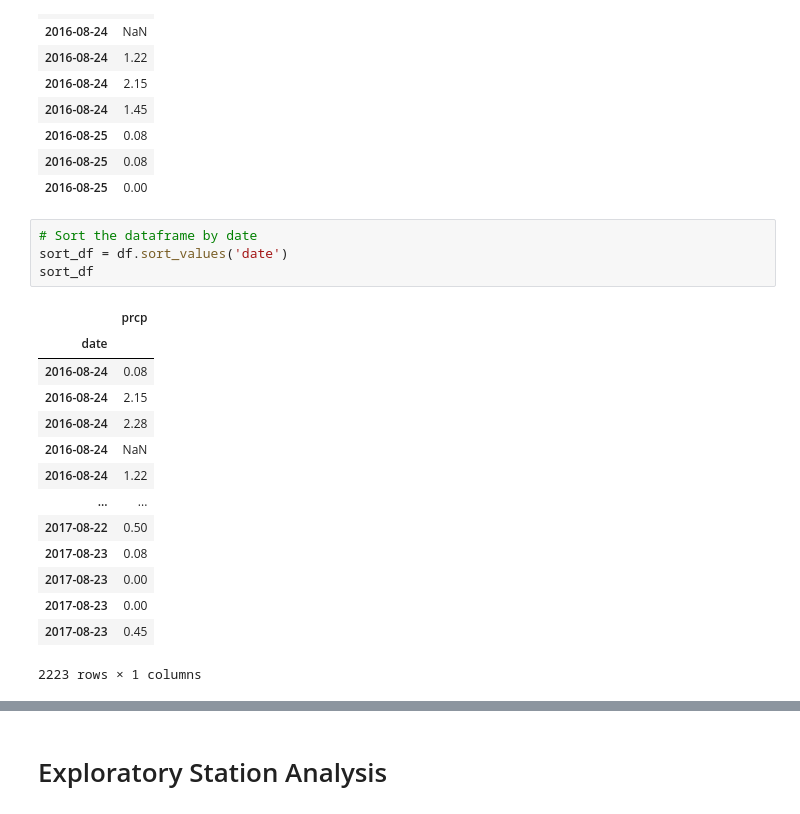
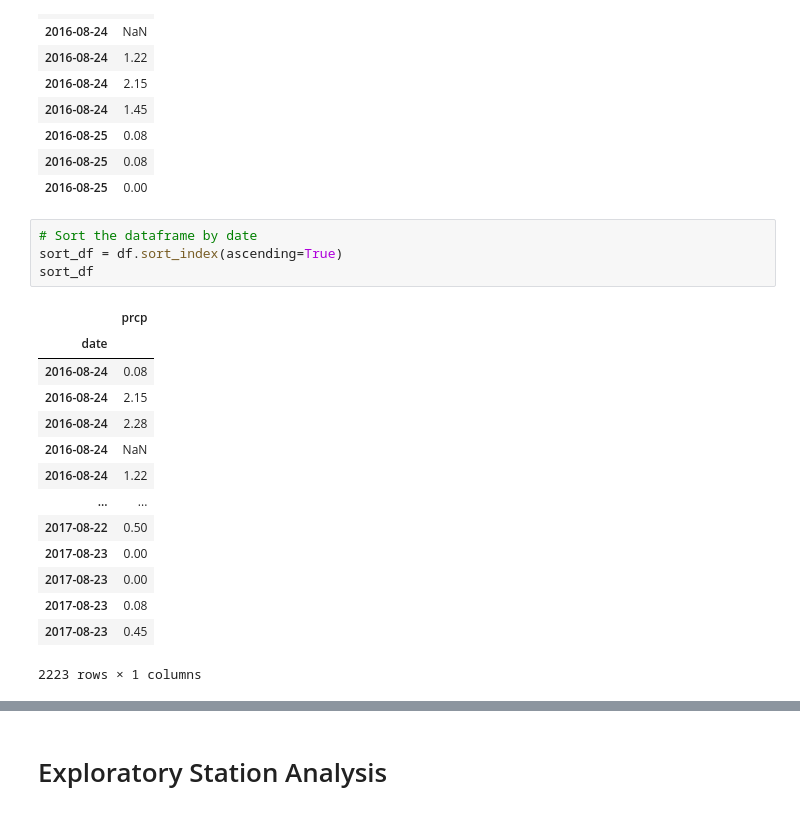
Before and after one commit to VijetaPuthran/SQLAlchemy-challenge, a Jupyter notebook: climate_starter.ipynb, the cells around one changed output, grey strips where cells are left out. Saved outputs shown, nothing was run; the diff lists cells and outputs as text.

```diff
--- a/climate_starter.ipynb
+++ b/climate_starter.ipynb
@@ -96,21 +96,21 @@ df.head(10)
 | 2016-08-25 | 0.00 |
 # %%
 # Sort the dataframe by date
-sort_df = df.sort_values('date')
+sort_df = df.sort_index(ascending=True)
 sort_df
 # %% [output]
 |  | prcp |
 | date |  |
 | 2016-08-24 | 0.08 |
 | 2016-08-24 | 2.15 |
 | 2016-08-24 | 2.28 |
 | 2016-08-24 | NaN |
 | 2016-08-24 | 1.22 |
 | ... | ... |
 | 2017-08-22 | 0.50 |
-| 2017-08-23 | 0.08 |
 | 2017-08-23 | 0.00 |
 | 2017-08-23 | 0.00 |
+| 2017-08-23 | 0.08 |
 | 2017-08-23 | 0.45 |
 2223 rows × 1 columns
 # %%
```
Also changed, not shown: parts of 3 cells of this notebook.
